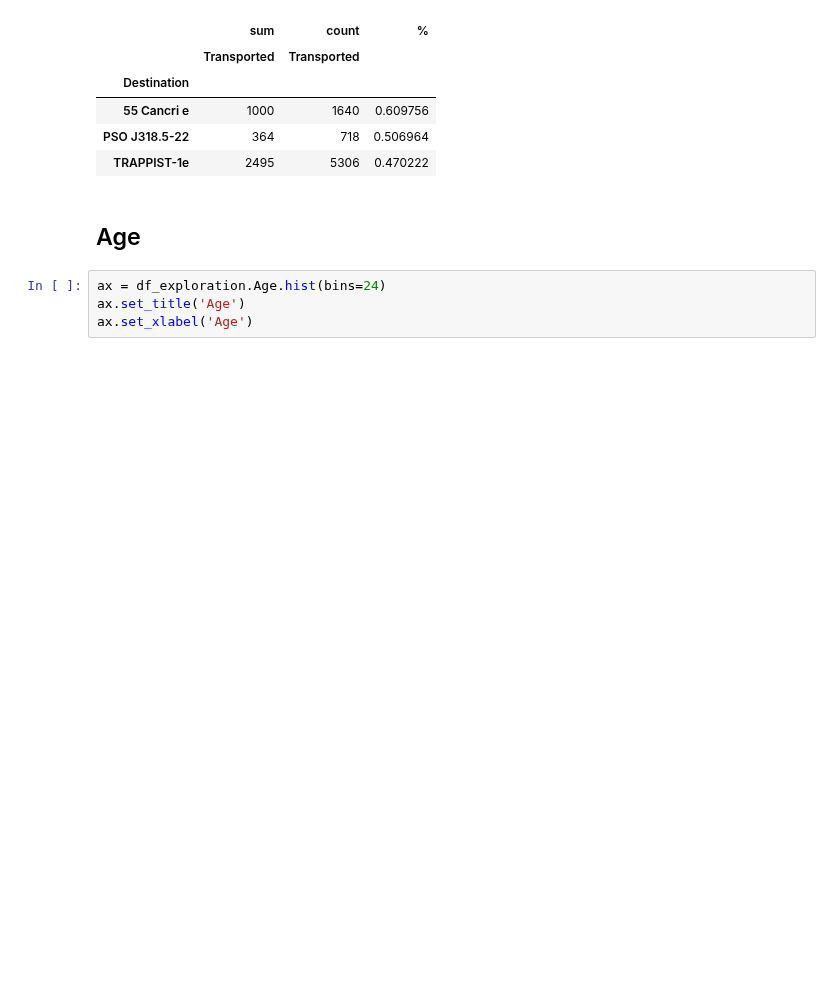
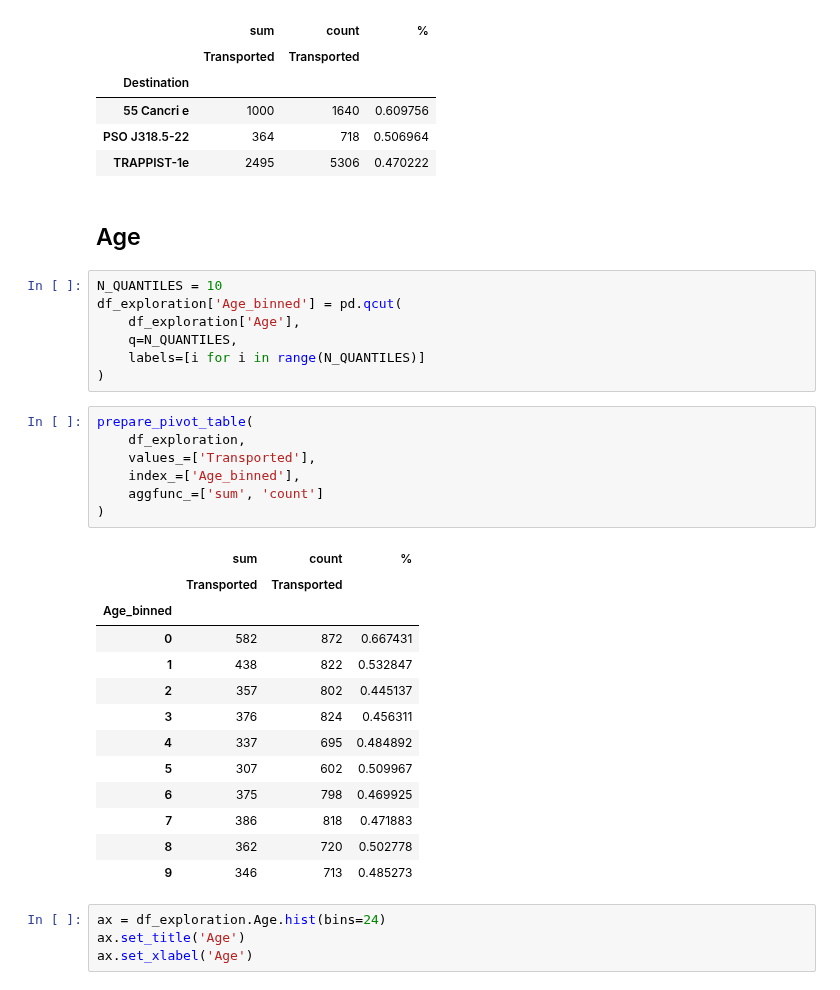
Before and after one commit to PashaIanko/Kaggle.Spaceship-Titanic, a Jupyter notebook: 1_data_exploration.ipynb, the cells around one changed output. Cells and saved outputs as stored; diff of their text form; blank space fills up the shorter version.

Commit message:
Binned age

```diff
--- a/1_data_exploration.ipynb
+++ b/1_data_exploration.ipynb
@@ -365,6 +412,34 @@ destination_table
 | TRAPPIST-1e | 2495 | 5306 | 0.470222 |
 # %% [markdown]
 ## Age
+# %%
+N_QUANTILES = 10
+df_exploration['Age_binned'] = pd.qcut(
+    df_exploration['Age'],
+    q=N_QUANTILES,
+    labels=[i for i in range(N_QUANTILES)]
+)
+# %%
+prepare_pivot_table(
+    df_exploration,
+    values_=['Transported'],
+    index_=['Age_binned'],
+    aggfunc_=['sum', 'count']
+)
+# %% [output]
+|  | sum | count | % |
+|  | Transported | Transported |  |
+| Age_binned |  |  |  |
+| 0 | 582 | 872 | 0.667431 |
+| 1 | 438 | 822 | 0.532847 |
+| 2 | 357 | 802 | 0.445137 |
+| 3 | 376 | 824 | 0.456311 |
+| 4 | 337 | 695 | 0.484892 |
+| 5 | 307 | 602 | 0.509967 |
+| 6 | 375 | 798 | 0.469925 |
+| 7 | 386 | 818 | 0.471883 |
+| 8 | 362 | 720 | 0.502778 |
+| 9 | 346 | 713 | 0.485273 |
 # %%
 ax = df_exploration.Age.hist(bins=24)
 ax.set_title('Age')
```
Also changed, not shown: parts of 12 cells of this notebook.
